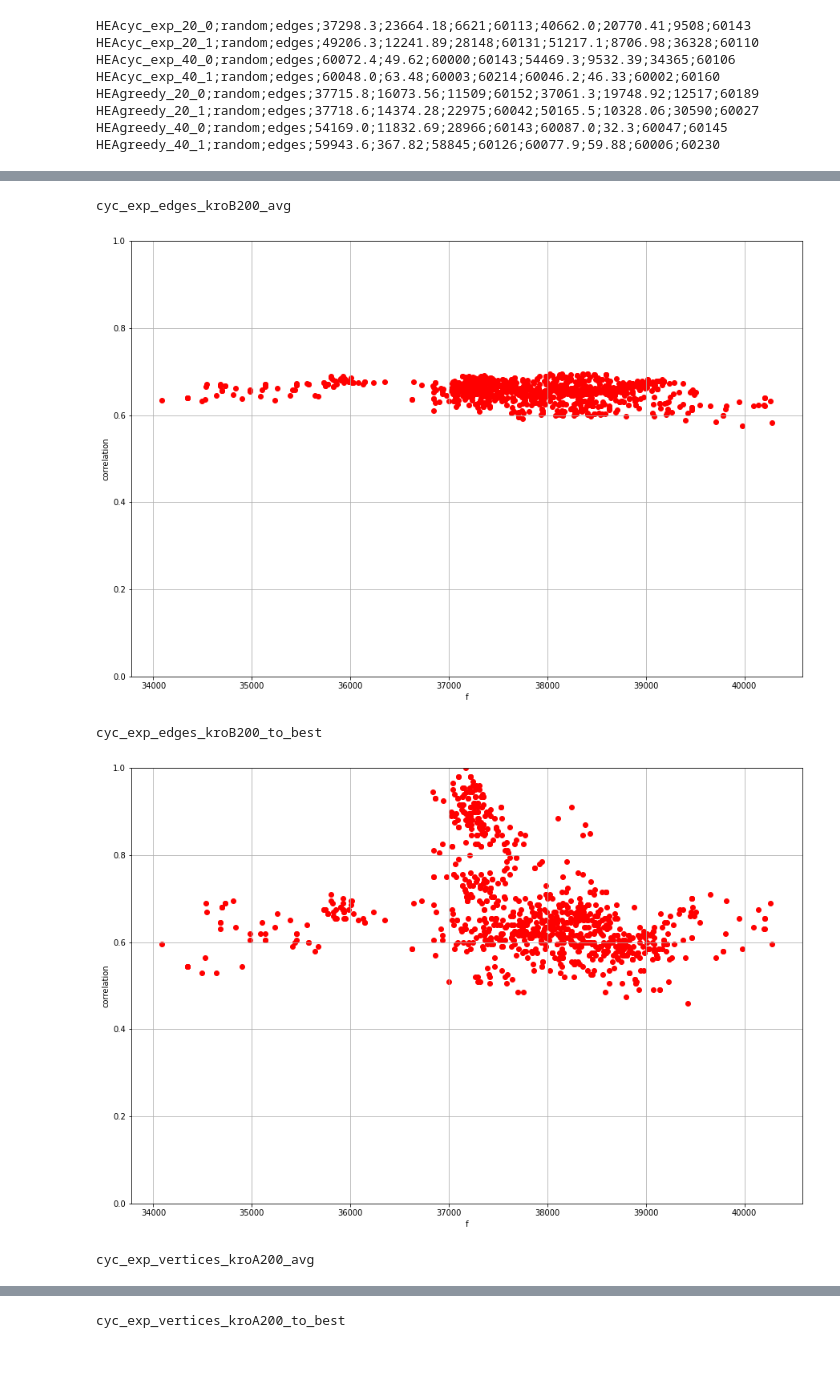
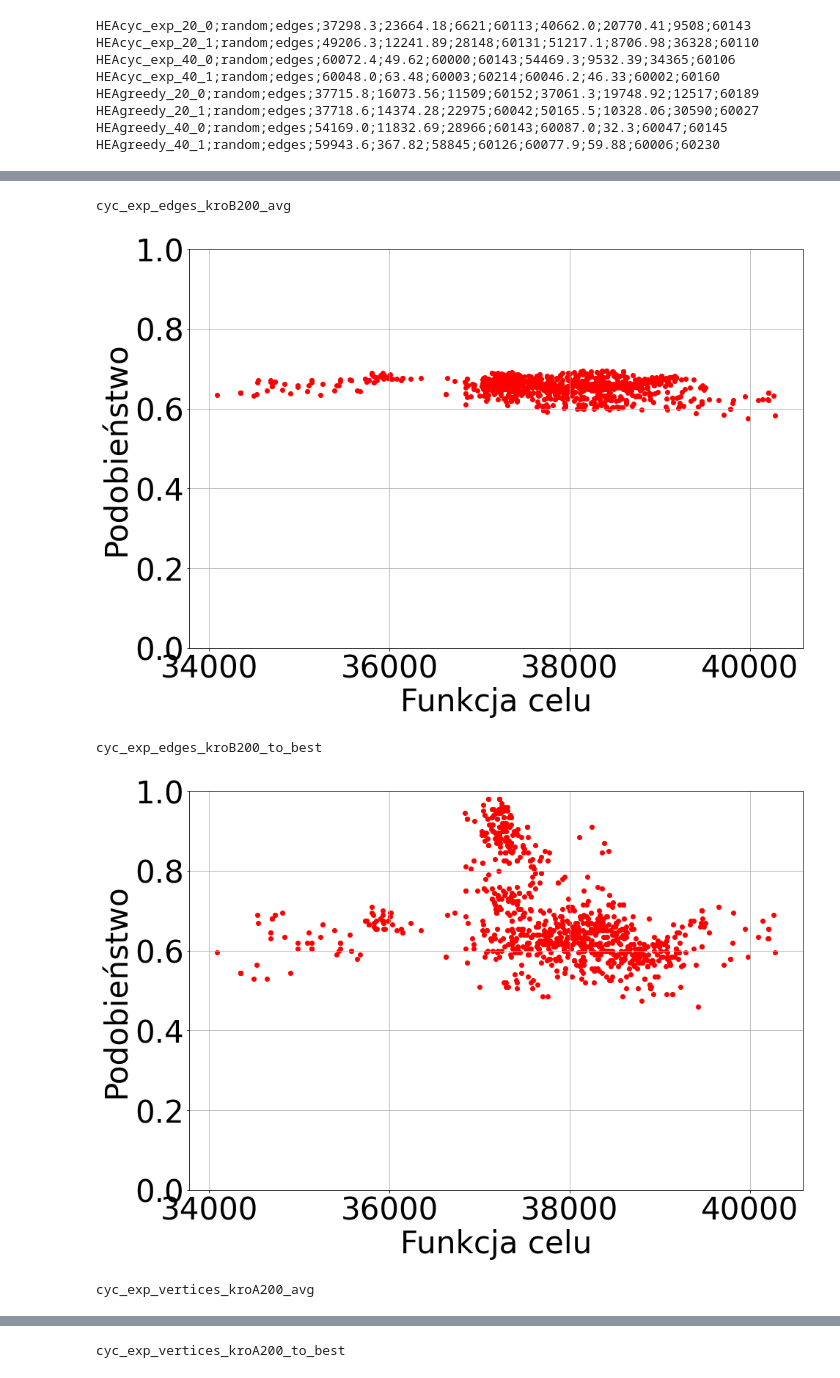
Before and after one commit to Seszel/IMO, a Jupyter notebook: lab/visualization/Results.ipynb, the cells around one changed output, grey strips where cells are left out. Drawn from its saved outputs; the diff is of its cells as text; code cells hidden in the pictures.

```diff
--- a/lab/visualization/Results.ipynb
+++ b/lab/visualization/Results.ipynb
@@ -87,15 +87,18 @@ for type_start in datalab6:
             configs[type_start + "_" + corr_type + "_" + t + "_to_best"] = a[:,[0, 2]]
 # %%
 import matplotlib.pyplot as plt
+plt.rcParams.update({'font.size': 42})
 
 for c in configs:
     print(c)
+    data = np.delete(configs[c], np.argmax(configs[c][:,1]), axis=0)
     fig = plt.figure(figsize=(15, 10))
-    plt.scatter(x=configs[c][:,0], y=configs[c][:,1], color='r')
-    plt.ylabel("correlation")
-    plt.xlabel("f")
+    plt.scatter(x=data[:,0], y=data[:,1], color='r')
+    plt.ylabel("Podobieństwo")
+    plt.xlabel("Funkcja celu")
     plt.grid()
     plt.ylim([0,1])
+    plt.savefig(c)
     plt.show()
 # %% [output]
 cyc_exp_edges_kroA200_avg
@@ -105,5 +108,5 @@ cyc_exp_edges_kroA200_to_best
 cyc_exp_edges_kroB200_avg
-[figure, old version]
+[figure, new version]
 cyc_exp_edges_kroB200_to_best
-[figure, old version]
+[figure, new version]
 cyc_exp_vertices_kroA200_avg
```
Also changed, not shown: parts of 1 cell of this notebook, 2 other files.
